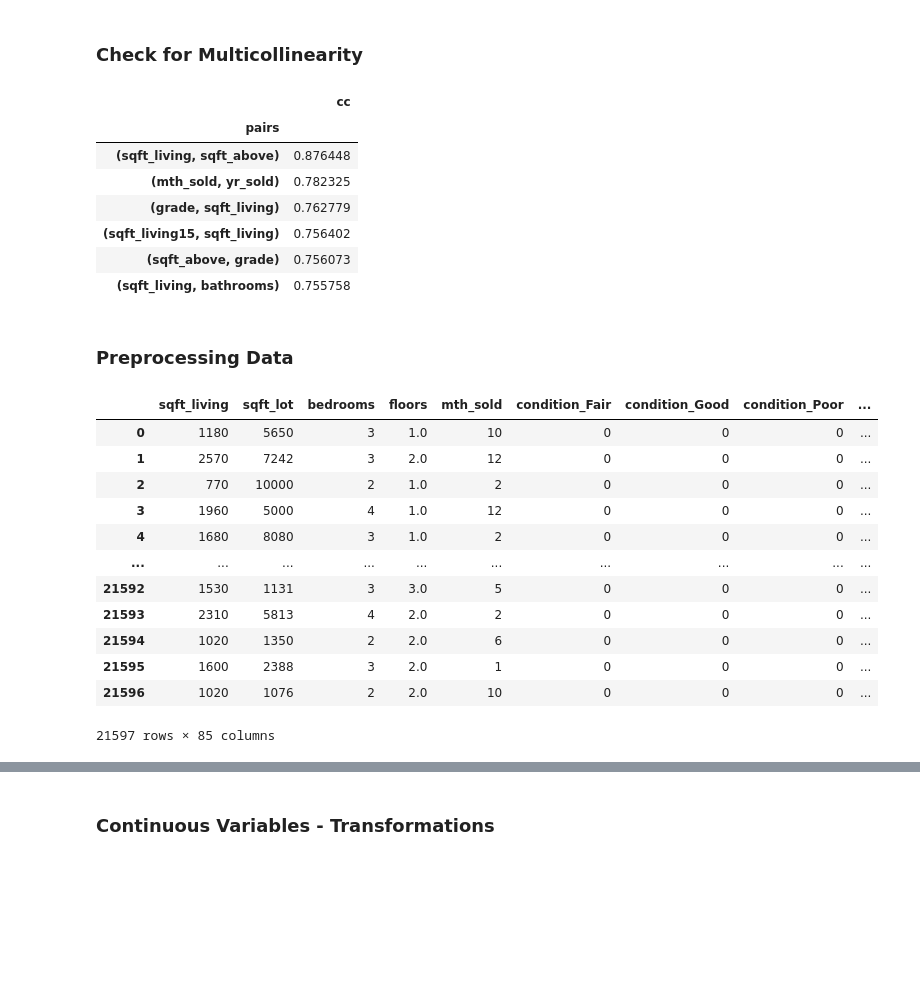
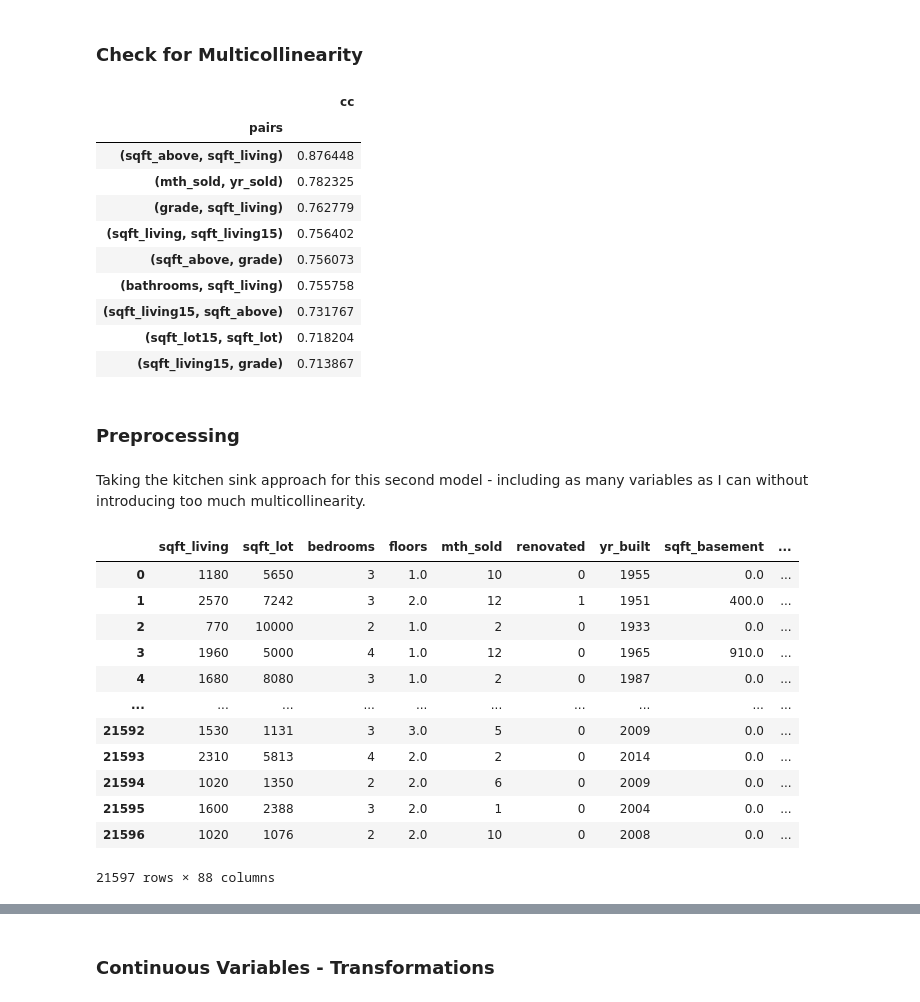
Before and after one commit to ntdoris/dsc-phase-2-project-v2-3, a Jupyter notebook: student.ipynb, the cells around one changed output, grey strips where cells are left out. Cells and saved outputs as stored; diff of their text form; code cells hidden in the pictures; blank space fills up the shorter version.

Commit message:
adding conclusion, finalizing model

```diff
--- a/student.ipynb
+++ b/student.ipynb
@@ -163,3 +169,10 @@ X['yr_renovated'].value_counts()
 1976.0        1
 1948.0        1
 Name: yr_renovated, Length: 70, dtype: int64
+# %%
+X['sqft_basement'].value_counts()
+X['sqft_basement'][X['sqft_basement']=='?'] = 1.0
+X['sqft_basement'][X['sqft_basement']==0.0] = 1.0 # setting to 1 so that we can take the log
+X['sqft_basement'] = X['sqft_basement'].astype(float)
+X['has_basement'] = [0 if basement==1.0 else 1 for basement in X['sqft_basement']]
+X['has_basement'].value_counts()
@@ -168,7 +193,7 @@ While there aren't many missing values, a significant number of houses have no v
 # %%
 X['yr_renovated'][X['yr_renovated'] == 0] = 'NA'
 X['yr_renovated'][X['yr_renovated'].isna()] = 'NA'
-X['renovated'] = [False if house=='NA' else True for house in X['yr_renovated']]
+X['renovated'] = [0 if house=='NA' else 1 for house in X['yr_renovated']]
 
 sum(X['renovated'])
 # %% [output]
@@ -441,15 +470,18 @@ relevant_columns = ['bedrooms', # number of bedrooms
                     'yr_built', # year house was built
                     'sqft_living15', # sq. ft. of interior housing living space for the nearest 15 neighbors
                     'sqft_lot15', # sq. ft. of the land lots of the nearest 15 neighbors
+                    'sqft_basement', # sq. ft. of basement
                     'mth_sold', # month house was sold
-                    'yr_sold',
+                    'yr_sold', # year house was sold
                     'lat', # latitude
-                    'renovated' # whether a house had a year populated in the yr_renovated column
+                    'renovated', # whether a house had a year populated in the yr_renovated column
+                    'has_basement' #whether a house has a basement
                    ]
 
 categoricals = ['waterfront', 'view', 'condition', 'zipcode']
 continuous = ['bedrooms', 'bathrooms', 'sqft_living', 'sqft_lot', 'sqft_above', 'grade', 'yr_built',
-              'sqft_living15', 'sqft_lot15', 'floors', 'lat', 'renovated', 'yr_sold', 'mth_sold'
+              'sqft_living15', 'sqft_lot15', 'floors', 'lat', 'renovated', 'yr_sold', 'mth_sold',
+              'sqft_basement', 'has_basement'
              ]
 
 X = X[relevant_columns]
@@ -483,18 +515,23 @@ df_corr.drop(columns=['level_1', 'level_0'], inplace = True)
 df_corr.columns = ['cc']
 df_corr.drop_duplicates(inplace=True)
 
-df_corr[(df_corr.cc>.75) & (df_corr.cc<0.99)]
+df_corr[(df_corr.cc>.70) & (df_corr.cc<0.99)]
 # %% [output]
 |  | cc |
 | pairs |  |
-| (sqft_living, sqft_above) | 0.876448 |
+| (sqft_above, sqft_living) | 0.876448 |
 | (mth_sold, yr_sold) | 0.782325 |
 | (grade, sqft_living) | 0.762779 |
-| (sqft_living15, sqft_living) | 0.756402 |
+| (sqft_living, sqft_living15) | 0.756402 |
 | (sqft_above, grade) | 0.756073 |
-| (sqft_living, bathrooms) | 0.755758 |
+| (bathrooms, sqft_living) | 0.755758 |
+| (sqft_living15, sqft_above) | 0.731767 |
+| (sqft_lot15, sqft_lot) | 0.718204 |
+| (sqft_living15, grade) | 0.713867 |
 # %% [markdown]
-### Preprocessing Data
+### Preprocessing
+# %% [markdown]
+Taking the kitchen sink approach for this second model - including as many variables as I can without introducing too much multicollinearity.
 # %%
 # one hot encode categoricals
 
@@ -502,23 +539,23 @@ dummy_cat = ['condition', 'waterfront', 'view']
 df_ohe = pd.get_dummies(X[dummy_cat], prefix=dummy_cat, drop_first=True)
 zipcode_dummies = pd.get_dummies(X['zipcode'], prefix='zip', drop_first=True)
 # %%
-cont = ['sqft_living', 'sqft_lot', 'bedrooms', 'floors', 'mth_sold'] #'renovated',
+cont = ['sqft_living', 'sqft_lot', 'bedrooms', 'floors', 'mth_sold', 'renovated', 'yr_built', 'sqft_basement']
 # excluding grade, sqft_above, sqft_living15, bathrooms given high correlation with sqft_living
 # excluding yr_sold given high correlation with mth_sold
 
 X_preprocessed = pd.concat([X[cont], df_ohe, zipcode_dummies], axis=1)
 X_preprocessed
 # %% [output]
-|  | sqft_living | sqft_lot | bedrooms | floors | mth_sold | condition_Fair | condition_Good | condition_Poor | ... |
-| 0 | 1180 | 5650 | 3 | 1.0 | 10 | 0 | 0 | 0 | ... |
-| 1 | 2570 | 7242 | 3 | 2.0 | 12 | 0 | 0 | 0 | ... |
-| 2 | 770 | 10000 | 2 | 1.0 | 2 | 0 | 0 | 0 | ... |
-| 3 | 1960 | 5000 | 4 | 1.0 | 12 | 0 | 0 | 0 | ... |
-| 4 | 1680 | 8080 | 3 | 1.0 | 2 | 0 | 0 | 0 | ... |
+|  | sqft_living | sqft_lot | bedrooms | floors | mth_sold | renovated | yr_built | sqft_basement | ... |
+| 0 | 1180 | 5650 | 3 | 1.0 | 10 | 0 | 1955 | 0.0 | ... |
+| 1 | 2570 | 7242 | 3 | 2.0 | 12 | 1 | 1951 | 400.0 | ... |
+| 2 | 770 | 10000 | 2 | 1.0 | 2 | 0 | 1933 | 0.0 | ... |
+| 3 | 1960 | 5000 | 4 | 1.0 | 12 | 0 | 1965 | 910.0 | ... |
+| 4 | 1680 | 8080 | 3 | 1.0 | 2 | 0 | 1987 | 0.0 | ... |
 | ... | ... | ... | ... | ... | ... | ... | ... | ... | ... |
-| 21592 | 1530 | 1131 | 3 | 3.0 | 5 | 0 | 0 | 0 | ... |
-| 21593 | 2310 | 5813 | 4 | 2.0 | 2 | 0 | 0 | 0 | ... |
-| 21594 | 1020 | 1350 | 2 | 2.0 | 6 | 0 | 0 | 0 | ... |
-| 21595 | 1600 | 2388 | 3 | 2.0 | 1 | 0 | 0 | 0 | ... |
-| 21596 | 1020 | 1076 | 2 | 2.0 | 10 | 0 | 0 | 0 | ... |
+| 21592 | 1530 | 1131 | 3 | 3.0 | 5 | 0 | 2009 | 0.0 | ... |
+| 21593 | 2310 | 5813 | 4 | 2.0 | 2 | 0 | 2014 | 0.0 | ... |
+| 21594 | 1020 | 1350 | 2 | 2.0 | 6 | 0 | 2009 | 0.0 | ... |
+| 21595 | 1600 | 2388 | 3 | 2.0 | 1 | 0 | 2004 | 0.0 | ... |
+| 21596 | 1020 | 1076 | 2 | 2.0 | 10 | 0 | 2008 | 0.0 | ... |
-21597 rows × 85 columns
+21597 rows × 88 columns
```
Also changed, not shown: parts of 65 cells of this notebook.
